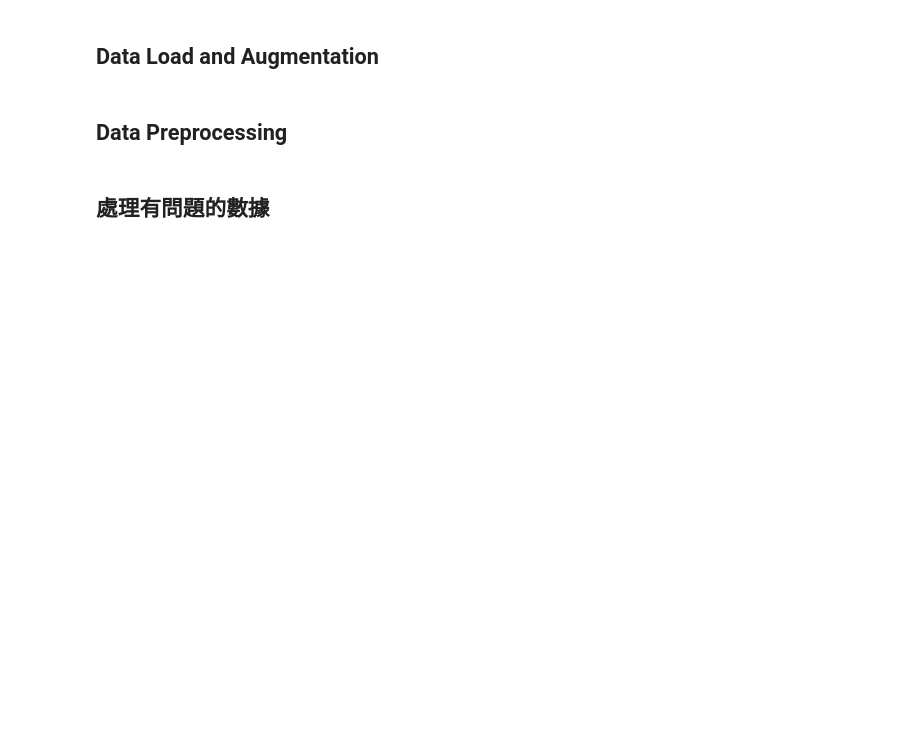
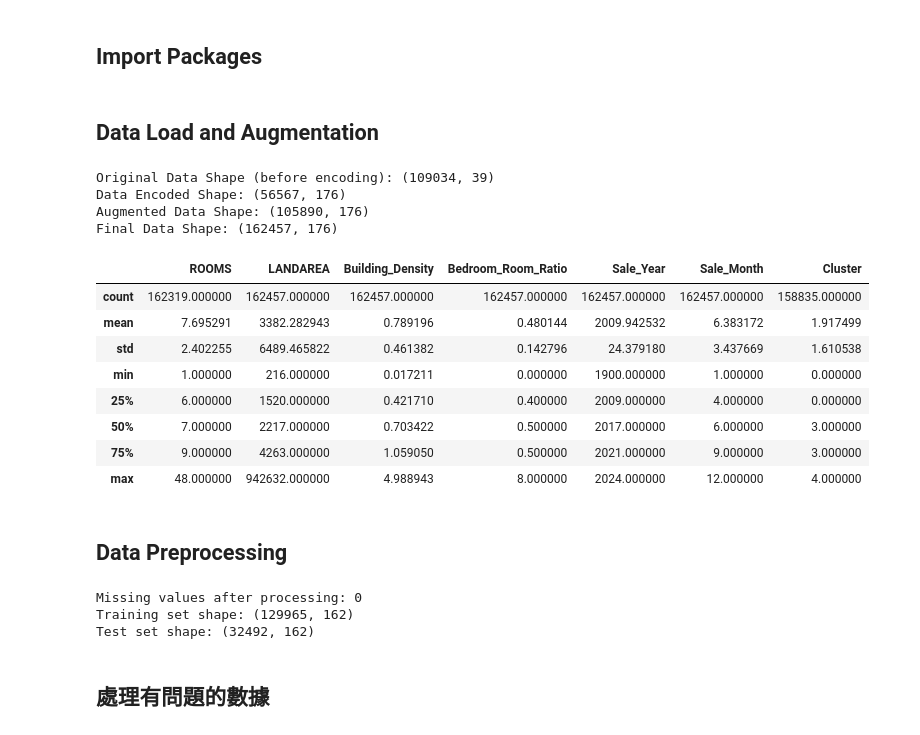
Before and after one commit to wei4r/DC-Housing-Price-Prediction, a Jupyter notebook: Washington, D.C. Housing Price Prediction.ipynb, the cells around one changed output. Cells and saved outputs as stored; diff of their text form; code cells hidden in the pictures; blank space fills up the shorter version.

Commit message:
delete invalid values

```diff
--- a/Washington, D.C. Housing Price Prediction.ipynb
+++ b/Washington, D.C. Housing Price Prediction.ipynb
@@ -0,0 +1,2 @@
+# %% [markdown]
+## Import Packages
@@ -1,17 +19,6 @@
 # %% [markdown]
 ## Data Load and Augmentation
 # %%
-# Import necessary libraries
-import pandas as pd
-import numpy as np
-from sklearn.cluster import KMeans
-# from imblearn.over_sampling import SMOTE
-from sklearn.preprocessing import OneHotEncoder
-from sklearn.compose import ColumnTransformer
-from sklearn.preprocessing import StandardScaler
-from datetime import datetime
-from sklearn.utils import resample
-
 # Load the dataset
 file_path = 'Computer_Assisted_Mass_Appraisal_-_Residential.csv'
 data = pd.read_csv(file_path)
@@ -20,7 +27,7 @@ data = pd.read_csv(file_path)
 categorical_features = ['HEAT', 'STYLE', 'STRUCT', 'GRADE', 'CNDTN', 'EXTWALL', 'ROOF', 'INTWALL', 'USECODE']
 
 # Apply One-Hot Encoding
-onehot_encoder = ColumnTransformer([("onehot", OneHotEncoder(sparse=False, handle_unknown='ignore'), categorical_features)], remainder='passthrough')
+onehot_encoder = ColumnTransformer([("onehot", OneHotEncoder(sparse_output=False, handle_unknown='ignore', dtype=int), categorical_features)], remainder='passthrough')
 data_encoded = onehot_encoder.fit_transform(data)
 
 # Update column names for one-hot encoded features
@@ -28,8 +35,7 @@ encoded_feature_names = onehot_encoder.named_transformers_['onehot'].get_feature
 data_encoded_df = pd.DataFrame(data_encoded, columns=list(encoded_feature_names) + list(data.columns.drop(categorical_features)))
 
 # Handle zero values in certain columns to prevent division errors in interaction features
-data_encoded_df['LANDAREA'].replace(0, np.nan, inplace=True)
-data_encoded_df['ROOMS'].replace(0, np.nan, inplace=True)
+data_encoded_df = data_encoded_df.replace({'LANDAREA': {0: np.nan}, 'ROOMS': {0: np.nan}})
 
 # Create interaction features
 data_encoded_df['Rooms_Bathrooms'] = data_encoded_df['ROOMS'] * data_encoded_df['BATHRM']
@@ -37,8 +43,16 @@ data_encoded_df['Building_Density'] = data_encoded_df['GBA'] / data_encoded_df['
 data_encoded_df['Bedroom_Room_Ratio'] = data_encoded_df['BEDRM'] / data_encoded_df['ROOMS']
 
 # Fill NaN values after division
-data_encoded_df['Building_Density'].fillna(0, inplace=True)
-data_encoded_df['Bedroom_Room_Ratio'].fillna(0, inplace=True)
+data_encoded_df = data_encoded_df.fillna({'Building_Density': 0, 'Bedroom_Room_Ratio': 0})
+
+# Handle invalid values
+data_encoded_df = data_encoded_df[
+    (data_encoded_df['YR_RMDL'] >= 1000) & (data_encoded_df['YR_RMDL'] <= 2023) &
+    (data_encoded_df['AYB'] >= 1000) & (data_encoded_df['AYB'] <= 2023) &
+    (data_encoded_df['EYB'] >= 1000) & (data_encoded_df['EYB'] <= 2023) &
+    (data_encoded_df['GBA'] > 0) & (data_encoded_df['LANDAREA'] > 0)
+]
+
 
 # Convert SALEDATE to datetime format and derive date-based features
 data_encoded_df['SALEDATE'] = pd.to_datetime(data_encoded_df['SALEDATE'])
@@ -71,43 +85,50 @@ data_encoded_df.drop(columns=['index'], inplace=True)
 # Remove rows with NaN in Cluster column for SMOTE application
 data_with_clusters = data_encoded_df.dropna(subset=['Cluster'])
 
 # Placeholder for augmented data
 augmented_data = pd.DataFrame()
 
 # Apply random oversampling within each cluster
 for cluster in data_with_clusters['Cluster'].unique():
     # Select data for the current cluster
     cluster_data = data_with_clusters[data_with_clusters['Cluster'] == cluster]
 
     # Set the desired size for oversampling (e.g., double the original size of each cluster)
     target_size = len(cluster_data) * 2
 
     # Perform random oversampling
     cluster_augmented = resample(cluster_data, replace=True, n_samples=target_size, random_state=42)
 
     # Append to augmented data
     augmented_data = pd.concat([augmented_data, cluster_augmented])
 
 # Combine original data with augmented data
 final_data = pd.concat([data_encoded_df, augmented_data], ignore_index=True)
 
 # Check final dataset shape and display a sample
 print("Original Data Shape (before encoding):", data.shape)
 print("Data Encoded Shape:", data_encoded_df.shape)
 print("Augmented Data Shape:", augmented_data.shape)
 print("Final Data Shape:", final_data.shape)
 final_data.head()
 final_data.describe()
+# %% [output]
+Original Data Shape (before encoding): (109034, 39)
+Data Encoded Shape: (56567, 176)
+Augmented Data Shape: (105890, 176)
+Final Data Shape: (162457, 176)
+|  | ROOMS | LANDAREA | Building_Density | Bedroom_Room_Ratio | Sale_Year | Sale_Month | Cluster |
+| count | 162319.000000 | 162457.000000 | 162457.000000 | 162457.000000 | 162457.000000 | 162457.000000 | 158835.000000 |
+| mean | 7.695291 | 3382.282943 | 0.789196 | 0.480144 | 2009.942532 | 6.383172 | 1.917499 |
+| std | 2.402255 | 6489.465822 | 0.461382 | 0.142796 | 24.379180 | 3.437669 | 1.610538 |
+| min | 1.000000 | 216.000000 | 0.017211 | 0.000000 | 1900.000000 | 1.000000 | 0.000000 |
+| 25% | 6.000000 | 1520.000000 | 0.421710 | 0.400000 | 2009.000000 | 4.000000 | 0.000000 |
+| 50% | 7.000000 | 2217.000000 | 0.703422 | 0.500000 | 2017.000000 | 6.000000 | 3.000000 |
+| 75% | 9.000000 | 4263.000000 | 1.059050 | 0.500000 | 2021.000000 | 9.000000 | 3.000000 |
+| max | 48.000000 | 942632.000000 | 4.988943 | 8.000000 | 2024.000000 | 12.000000 | 4.000000 |
 # %% [markdown]
 ## Data Preprocessing
 # %%
-import pandas as pd
-import numpy as np
-from sklearn.model_selection import train_test_split
-from sklearn.preprocessing import StandardScaler
-from scipy import stats
-
-# Assuming final_data is the augmented dataset
 data = final_data.copy()
 
 # Step 1: Handle missing values
@@ -128,11 +149,11 @@ scaler = StandardScaler()
 data[numeric_columns] = scaler.fit_transform(data[numeric_columns])
 
 # Step 3: Detect and handle outliers
-# Use Z-score method to detect outliers; replace values with NaN if Z-score > 3
-z_scores = np.abs(stats.zscore(data[numeric_columns]))
-data[numeric_columns] = np.where(z_scores > 3, np.nan, data[numeric_columns])
-# Fill the NaN values resulting from outliers with the median
-data[numeric_columns] = data[numeric_columns].fillna(data[numeric_columns].median())
+# # Use Z-score method to detect outliers; replace values with NaN if Z-score > 3
+# z_scores = np.abs(stats.zscore(data[numeric_columns]))
+# data[numeric_columns] = np.where(z_scores > 3, np.nan, data[numeric_columns])
+# # Fill the NaN values resulting from outliers with the median
+# data[numeric_columns] = data[numeric_columns].fillna(data[numeric_columns].median())
 
 # Step 4: Split the dataset
 # Assuming 'PRICE' is the target variable
@@ -148,6 +169,10 @@ X_train, X_test, y_train, y_test = train_test_split(X_numeric, y, test_size=0.2,
 # Check the shape of training and test sets
 print("Training set shape:", X_train.shape)
 print("Test set shape:", X_test.shape)
+# %% [output]
+Missing values after processing: 0
+Training set shape: (129965, 162)
+Test set shape: (32492, 162)
 # %% [markdown]
 ## 處理有問題的數據
 # %%
```
Also changed, not shown: parts of 2 cells of this notebook.
